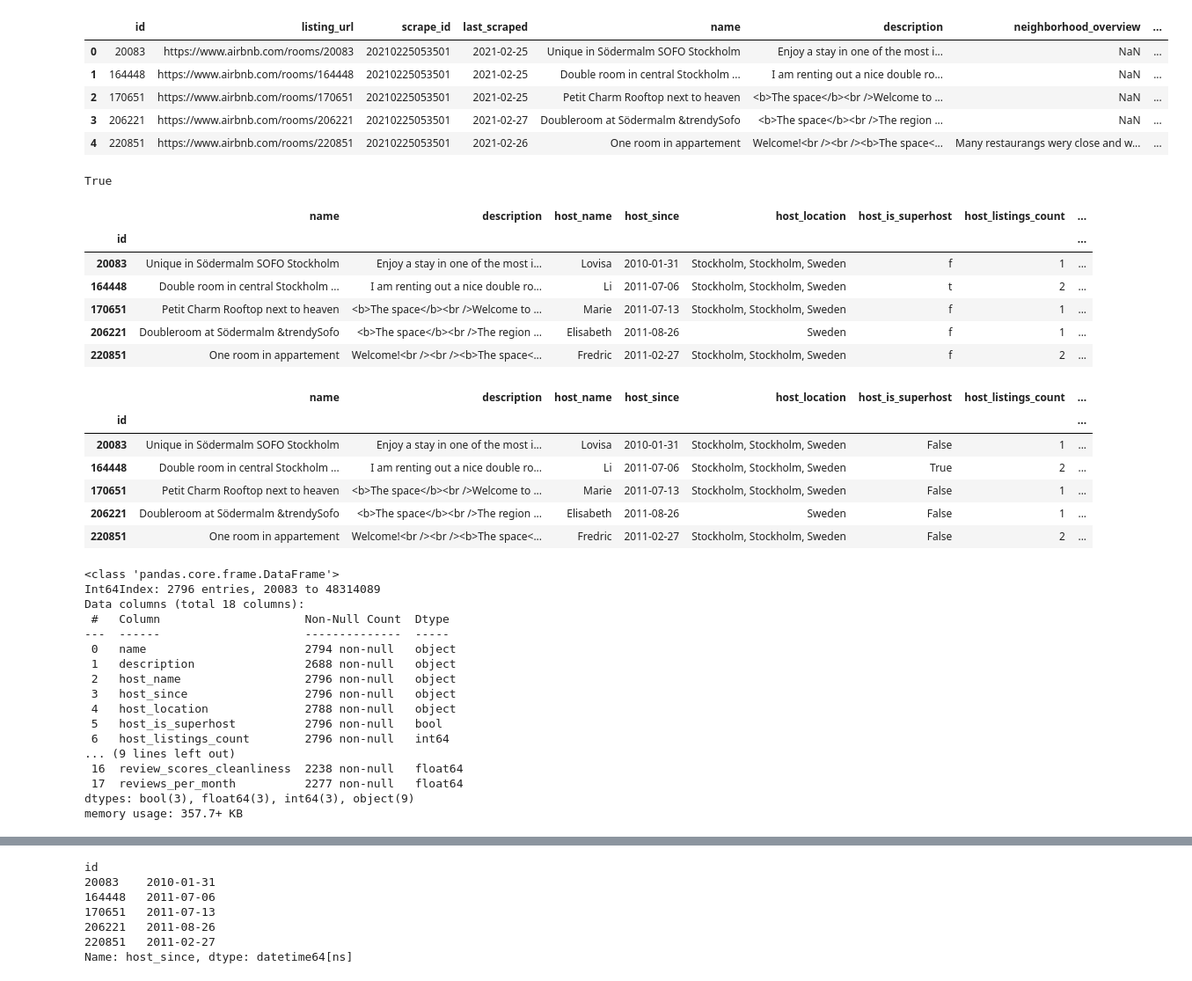
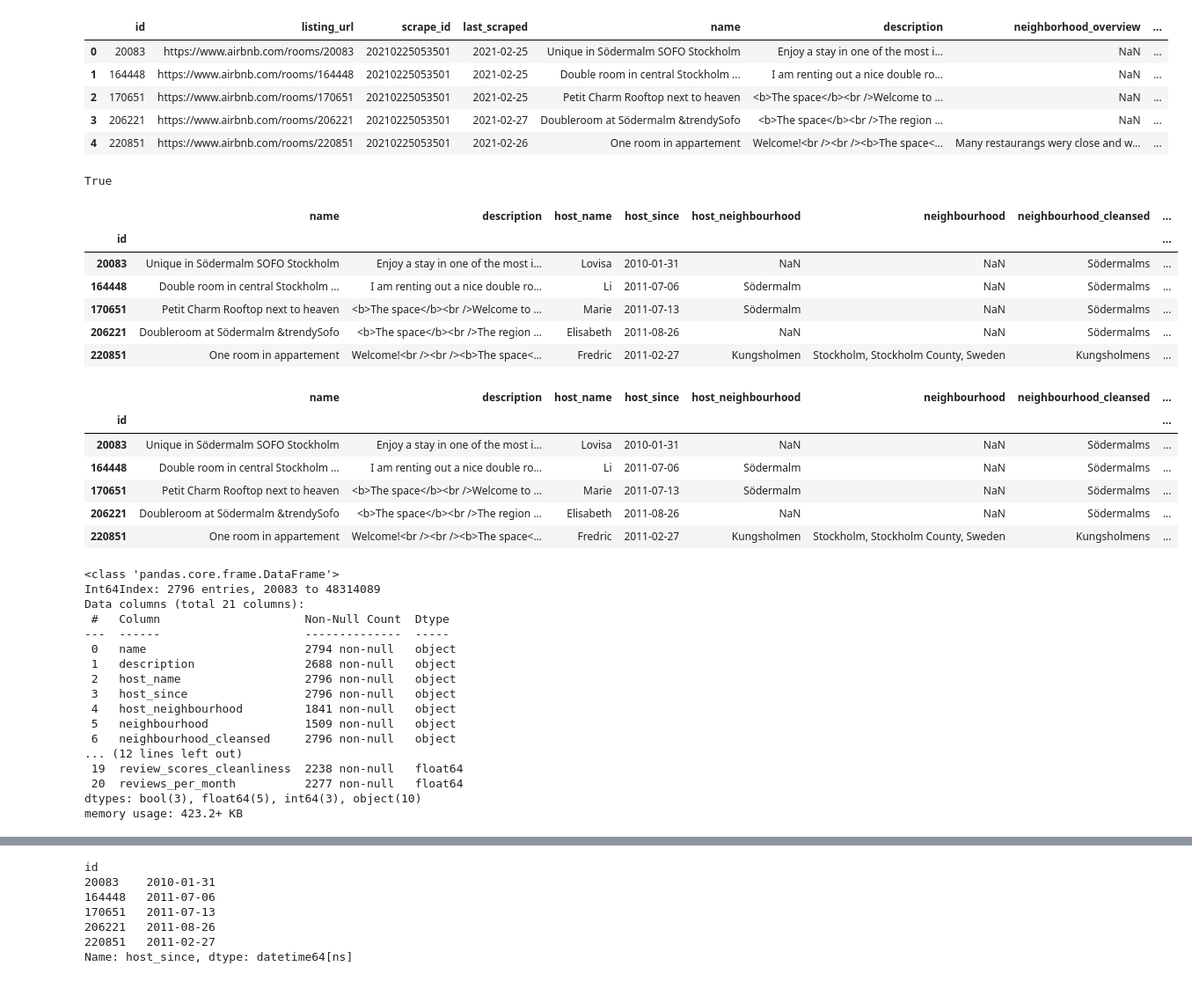
Before and after one commit to villeh987/jupyter_airbnb, a Jupyter notebook: JODA.ipynb, the cells around one changed output, grey strips where cells are left out. Shown at 88% size. Cells and saved outputs as stored; diff of their text form; code cells hidden in the pictures.

```diff
--- a/JODA.ipynb
+++ b/JODA.ipynb
@@ -2,9 +2,23 @@
 import pandas as ps
 import numpy as np
 import matplotlib.pyplot as plt
+import string
+import nltk
+
+nltk.download('stopwords')
+from nltk.tokenize import word_tokenize
+from nltk.corpus import stopwords
 from IPython.display import display_html
 from itertools import chain,cycle
 from bs4 import BeautifulSoup
+
+stop_words = set(stopwords.words('english'))
+
+import folium
+from folium.plugins import FastMarkerCluster
+from folium.plugins import HeatMap
+import geopandas as gpd
+import branca.colormap
 
 
 # Get data from source
@@ -21,7 +35,7 @@ LISTINGS = 'listings.csv'
 CALENDAR = 'calendar.csv'
 REVIEWS = 'reviews.csv'
 
-df1 = ps.read_csv(FILENAME)
+df1 = ps.read_csv(LISTINGS)
 df2 = ps.read_csv(REVIEWS)
 df3 = ps.read_csv(CALENDAR)
 
@@ -71,44 +102,46 @@ columns = [
     'name',
     'description',
     'host_name',
     'host_since',
-    'host_location',
+    #'host_location',
+    'host_neighbourhood',
+    'neighbourhood',
+    'neighbourhood_cleansed',
+    'latitude',
+    'longitude',
     #'host_about',
     #'host_response_time',
     #'host_response_rate',
     'host_is_superhost',
-    #'host_neighbourhood',
     'host_listings_count',
     'host_has_profile_pic',
     'host_identity_verified',
-    #'neighbourhood',
-    'neighbourhood_cleansed',
     'property_type',
     'room_type',
     'accommodates',
     'price',
     'number_of_reviews',
     'review_scores_rating',
     'review_scores_cleanliness',
     'reviews_per_month'
 
 ]
 
 df1 = df1[columns]
 
 # Replace id as the index
 print(df1['id'].is_unique)
 df1.set_index('id', inplace=True)
 df1.head()
 # %% [output]
 True
-|  | name | description | host_name | host_since | host_location | host_is_superhost | host_listings_count | ... |
+|  | name | description | host_name | host_since | host_neighbourhood | neighbourhood | neighbourhood_cleansed | ... |
 | id |  |  |  |  |  |  |  | ... |
-| 20083 | Unique in Södermalm SOFO Stockholm | Enjoy a stay in one of the most i... | Lovisa | 2010-01-31 | Stockholm, Stockholm, Sweden | f | 1 | ... |
-| 164448 | Double room in central Stockholm ... | I am renting out a nice double ro... | Li | 2011-07-06 | Stockholm, Stockholm, Sweden | t | 2 | ... |
-| 170651 | Petit Charm Rooftop next to heaven | <b>The space</b><br />Welcome to ... | Marie | 2011-07-13 | Stockholm, Stockholm, Sweden | f | 1 | ... |
-| 206221 | Doubleroom at Södermalm &trendySofo | <b>The space</b><br />The region ... | Elisabeth | 2011-08-26 | Sweden | f | 1 | ... |
-| 220851 | One room in appartement | Welcome!<br /><br /><b>The space<... | Fredric | 2011-02-27 | Stockholm, Stockholm, Sweden | f | 2 | ... |
+| 20083 | Unique in Södermalm SOFO Stockholm | Enjoy a stay in one of the most i... | Lovisa | 2010-01-31 | NaN | NaN | Södermalms | ... |
+| 164448 | Double room in central Stockholm ... | I am renting out a nice double ro... | Li | 2011-07-06 | Södermalm | NaN | Södermalms | ... |
+| 170651 | Petit Charm Rooftop next to heaven | <b>The space</b><br />Welcome to ... | Marie | 2011-07-13 | Södermalm | NaN | Södermalms | ... |
+| 206221 | Doubleroom at Södermalm &trendySofo | <b>The space</b><br />The region ... | Elisabeth | 2011-08-26 | NaN | NaN | Södermalms | ... |
+| 220851 | One room in appartement | Welcome!<br /><br /><b>The space<... | Fredric | 2011-02-27 | Kungsholmen | Stockholm, Stockholm County, Sweden | Kungsholmens | ... |
 # %%
 # Need to convert some boolean values
 d = {'t': True, 'f': False}
@@ -117,34 +150,34 @@ df1['host_has_profile_pic'] = df1['host_has_profile_pic'].map(d)
 df1['host_identity_verified'] = df1['host_identity_verified'].map(d)
 df1.head()
 # %% [output]
-|  | name | description | host_name | host_since | host_location | host_is_superhost | host_listings_count | ... |
+|  | name | description | host_name | host_since | host_neighbourhood | neighbourhood | neighbourhood_cleansed | ... |
 | id |  |  |  |  |  |  |  | ... |
-| 20083 | Unique in Södermalm SOFO Stockholm | Enjoy a stay in one of the most i... | Lovisa | 2010-01-31 | Stockholm, Stockholm, Sweden | False | 1 | ... |
-| 164448 | Double room in central Stockholm ... | I am renting out a nice double ro... | Li | 2011-07-06 | Stockholm, Stockholm, Sweden | True | 2 | ... |
-| 170651 | Petit Charm Rooftop next to heaven | <b>The space</b><br />Welcome to ... | Marie | 2011-07-13 | Stockholm, Stockholm, Sweden | False | 1 | ... |
-| 206221 | Doubleroom at Södermalm &trendySofo | <b>The space</b><br />The region ... | Elisabeth | 2011-08-26 | Sweden | False | 1 | ... |
-| 220851 | One room in appartement | Welcome!<br /><br /><b>The space<... | Fredric | 2011-02-27 | Stockholm, Stockholm, Sweden | False | 2 | ... |
+| 20083 | Unique in Södermalm SOFO Stockholm | Enjoy a stay in one of the most i... | Lovisa | 2010-01-31 | NaN | NaN | Södermalms | ... |
+| 164448 | Double room in central Stockholm ... | I am renting out a nice double ro... | Li | 2011-07-06 | Södermalm | NaN | Södermalms | ... |
+| 170651 | Petit Charm Rooftop next to heaven | <b>The space</b><br />Welcome to ... | Marie | 2011-07-13 | Södermalm | NaN | Södermalms | ... |
+| 206221 | Doubleroom at Södermalm &trendySofo | <b>The space</b><br />The region ... | Elisabeth | 2011-08-26 | NaN | NaN | Södermalms | ... |
+| 220851 | One room in appartement | Welcome!<br /><br /><b>The space<... | Fredric | 2011-02-27 | Kungsholmen | Stockholm, Stockholm County, Sweden | Kungsholmens | ... |
 # %%
 # Check for invalid data types
 df1.info()
 # %% [output]
 <class 'pandas.core.frame.DataFrame'>
 Int64Index: 2796 entries, 20083 to 48314089
-Data columns (total 18 columns):
+Data columns (total 21 columns):
  #   Column                     Non-Null Count  Dtype
 ---  ------                     --------------  -----
  0   name                       2794 non-null   object
  1   description                2688 non-null   object
  2   host_name                  2796 non-null   object
  3   host_since                 2796 non-null   object
- 4   host_location              2788 non-null   object
- 5   host_is_superhost          2796 non-null   bool
- 6   host_listings_count        2796 non-null   int64
-... (9 lines left out)
- 16  review_scores_cleanliness  2238 non-null   float64
- 17  reviews_per_month          2277 non-null   float64
-dtypes: bool(3), float64(3), int64(3), object(9)
-memory usage: 357.7+ KB
+ 4   host_neighbourhood         1841 non-null   object
+ 5   neighbourhood              1509 non-null   object
+ 6   neighbourhood_cleansed     2796 non-null   object
+... (12 lines left out)
+ 19  review_scores_cleanliness  2238 non-null   float64
+ 20  reviews_per_month          2277 non-null   float64
+dtypes: bool(3), float64(5), int64(3), object(10)
+memory usage: 423.2+ KB
 # %%
 # Convert to best possible types
 df1 = df1.convert_dtypes()
```
Also changed, not shown: parts of 12 cells of this notebook.
